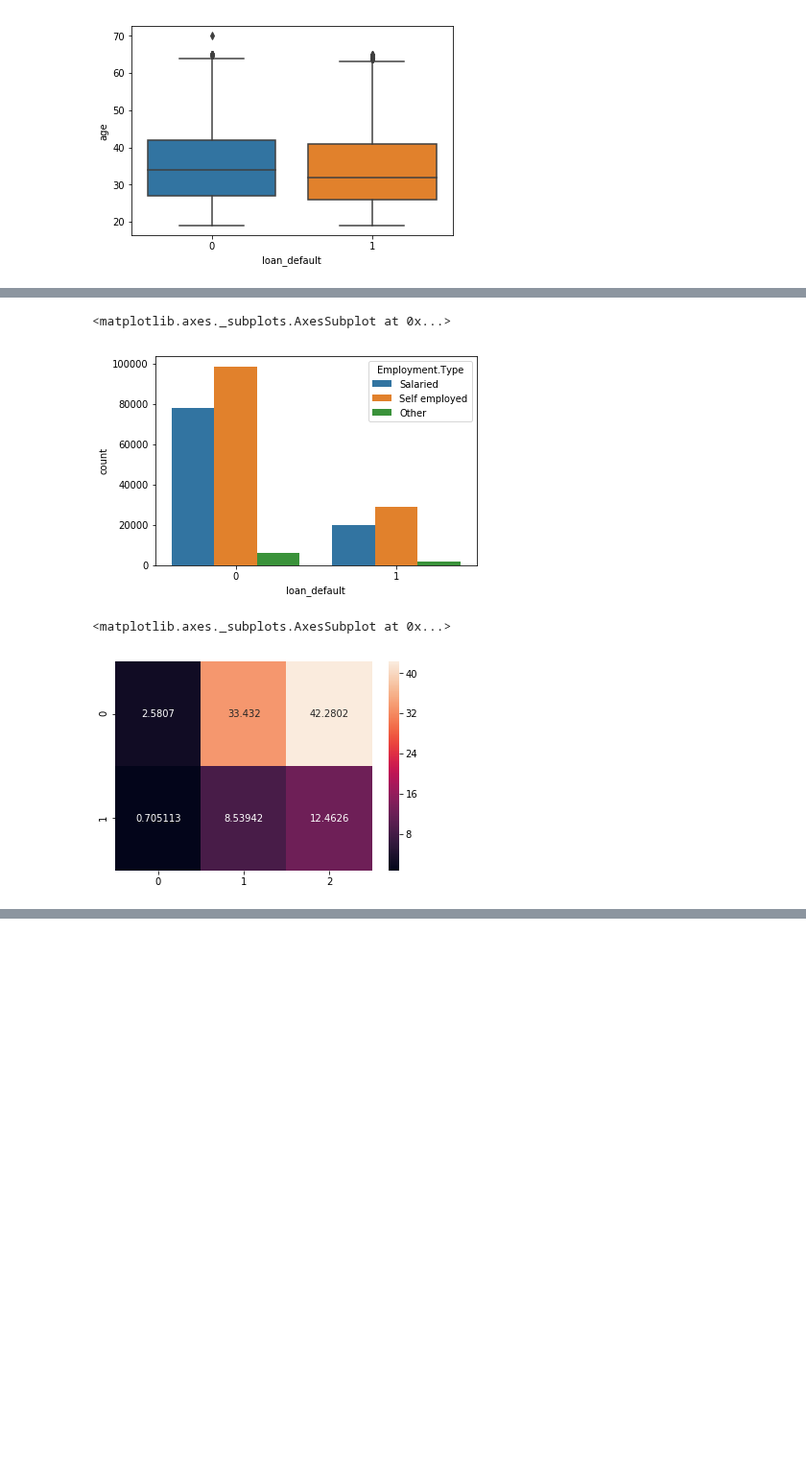
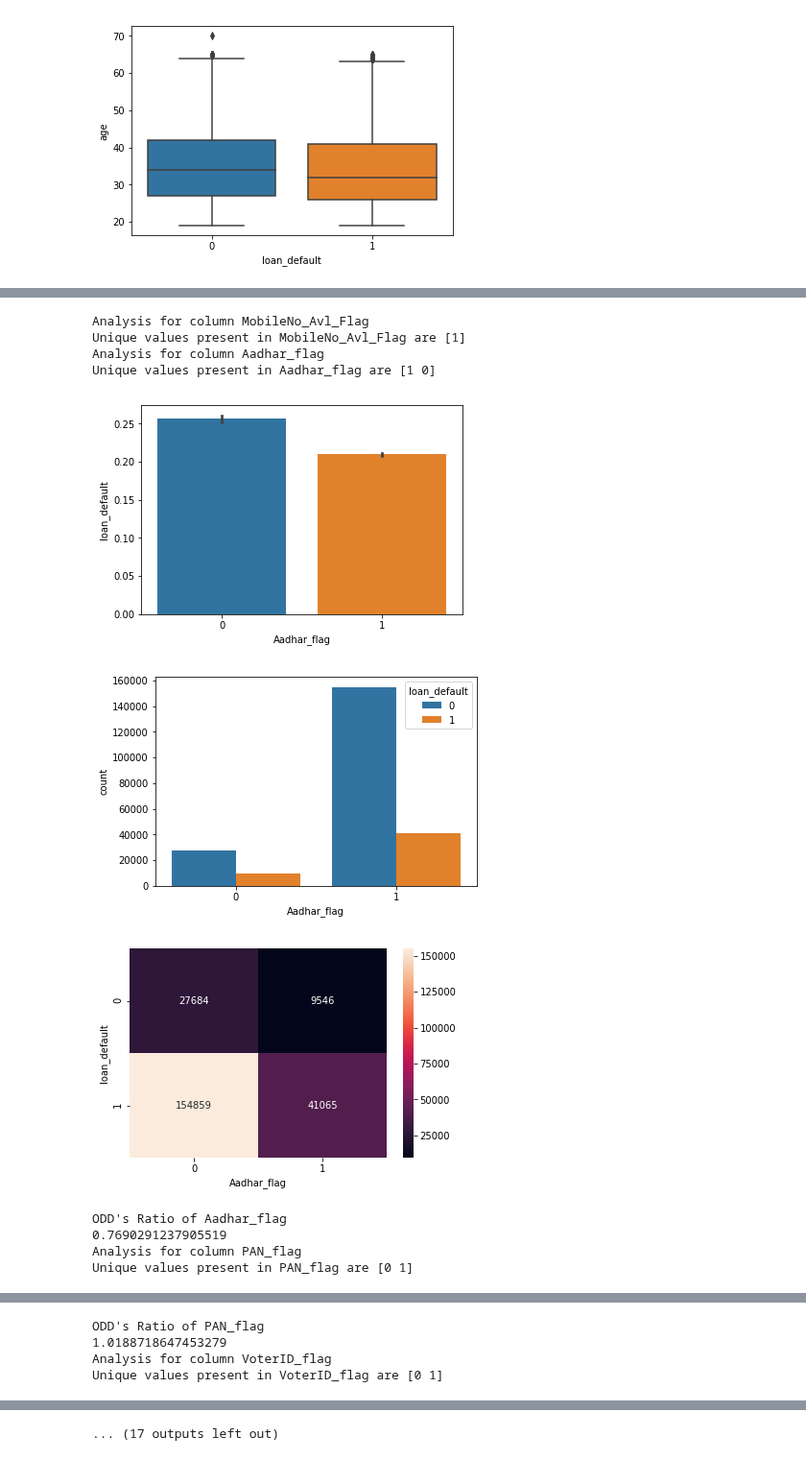
Before and after one commit to nov012017/Code, a Jupyter notebook: 2019/Use Cases/Loan Prediction/Loan Predictions.ipynb, the cells around one changed output, grey strips where cells are left out. Shown at 96% size. Saved outputs shown, nothing was run; the diff lists cells and outputs as text; code cells hidden in the pictures; blank space fills up the shorter version.

```diff
--- a/2019/Use Cases/Loan Prediction/Loan Predictions.ipynb
+++ b/2019/Use Cases/Loan Prediction/Loan Predictions.ipynb
@@ -130,3 +131,0 @@ ax=sns.boxplot(x=dataset['loan_default'],y=dataset['age'],data=dataset)
-# %%
-# Handling missing values
-dataset.loc[dataset['Employment.Type'].isnull(),['Employment.Type']]='Other'
@@ -137,18 +131,0 @@ TypeError: unsupported operand type(s) for /: 'str' and 'int'
-# %%
-sns.countplot(x='loan_default',data=dataset,hue='Employment.Type')
-# %% [output]
-<matplotlib.axes._subplots.AxesSubplot at 0x...>
-[figure, removed]
-# %%
-from sklearn import preprocessing
-le_employment_type = preprocessing.LabelEncoder()
-le_employment_type.fit(dataset['Employment.Type'])
-dataset['Employment.Type.Transformed']=le_employment_type.transform(dataset['Employment.Type'])
-# %%
-from sklearn.metrics.cluster import contingency_matrix
-contingency_matrix(dataset['loan_default'],dataset['Employment.Type.Transformed'])/233154
-sns.heatmap(contingency_matrix(dataset['loan_default'],dataset['Employment.Type.Transformed'])/233154*100,annot=True,fmt='g')
-#sns.heatmap(contingency_matrix(dataset['loan_default'],dataset['Employment.Type.Transformed']),annot=True,fmt='g')
-# %% [output]
-<matplotlib.axes._subplots.AxesSubplot at 0x...>
-[figure, removed]
@@ -156,0 +132,32 @@ dataset.drop(columns=['UniqueID','disbursed_amount','asset_cost','Date.of.Birth'
+# %%
+def categoricalvariables(data,targetcolumn,actualcolumn):
+    print('Analysis for column {}'.format(actualcolumn))
+    print('Unique values present in {} are {}'.format(actualcolumn,data[actualcolumn].unique()))
+    if len(data[actualcolumn].unique())>1:
+        sns.barplot(x=actualcolumn,y=targetcolumn,data=data)
+        plt.show()
+        sns.countplot(actualcolumn,data=data,hue=targetcolumn)
+        plt.show()
+        ax=sns.heatmap(contingency_matrix(data[actualcolumn],data[targetcolumn]),annot=True,fmt='g')
+        ax.set(xlabel=actualcolumn, ylabel=targetcolumn)
+        plt.show()
+        print('ODD\'s Ratio of {}'.format(actualcolumn))
+        contingencytable=contingency_matrix(data[targetcolumn],data[actualcolumn])
+        ODDS_RATIO=(contingencytable[0][0]*contingencytable[1][1])/(contingencytable[0][1]*contingencytable[1][0])
+        print(ODDS_RATIO)
+# %%
+catvariables=['MobileNo_Avl_Flag','Aadhar_flag','PAN_flag','VoterID_flag','Passport_flag','PRI.NO.OF.ACCTS_Transformed','PRI.ACTIVE.ACCTS_Transformed','PRI.OVERDUE.ACCTS_Transformed']
+for i in catvariables:
+    categoricalvariables(dataset,'loan_default',i)
+# %% [output]
+Analysis for column MobileNo_Avl_Flag
+Unique values present in MobileNo_Avl_Flag are [1]
+Analysis for column Aadhar_flag
+Unique values present in Aadhar_flag are [1 0]
+[figure, added]
+[figure, added]
+[figure, added]
+ODD's Ratio of Aadhar_flag
+0.7690291237905519
+Analysis for column PAN_flag
+Unique values present in PAN_flag are [0 1]
@@ -156,0 +167,4 @@ dataset.drop(columns=['UniqueID','disbursed_amount','asset_cost','Date.of.Birth'
+ODD's Ratio of PAN_flag
+1.0188718647453279
+Analysis for column VoterID_flag
+Unique values present in VoterID_flag are [0 1]
@@ -156,0 +174 @@ dataset.drop(columns=['UniqueID','disbursed_amount','asset_cost','Date.of.Birth'
+... (17 outputs left out)
```
Also changed, not shown: parts of 16 cells of this notebook.
